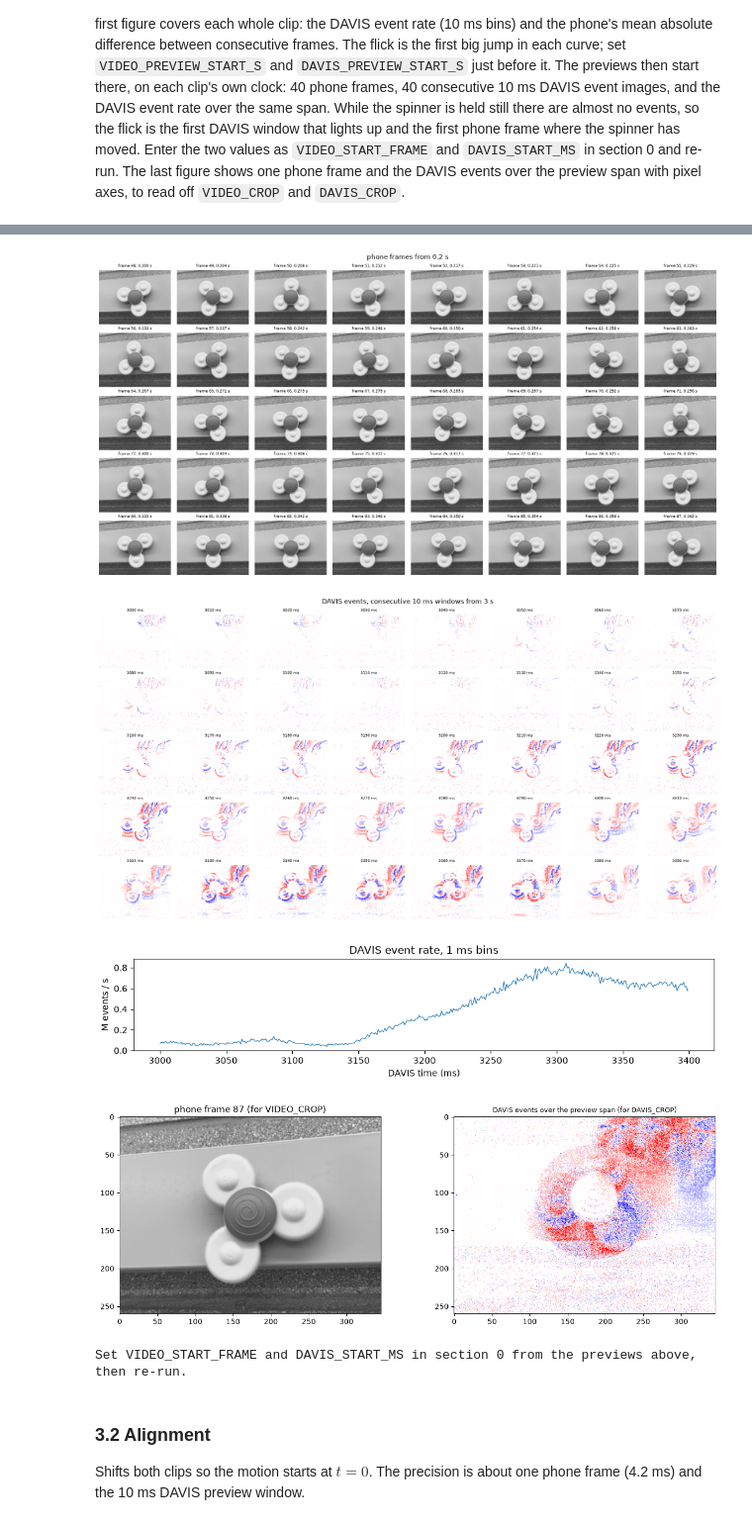
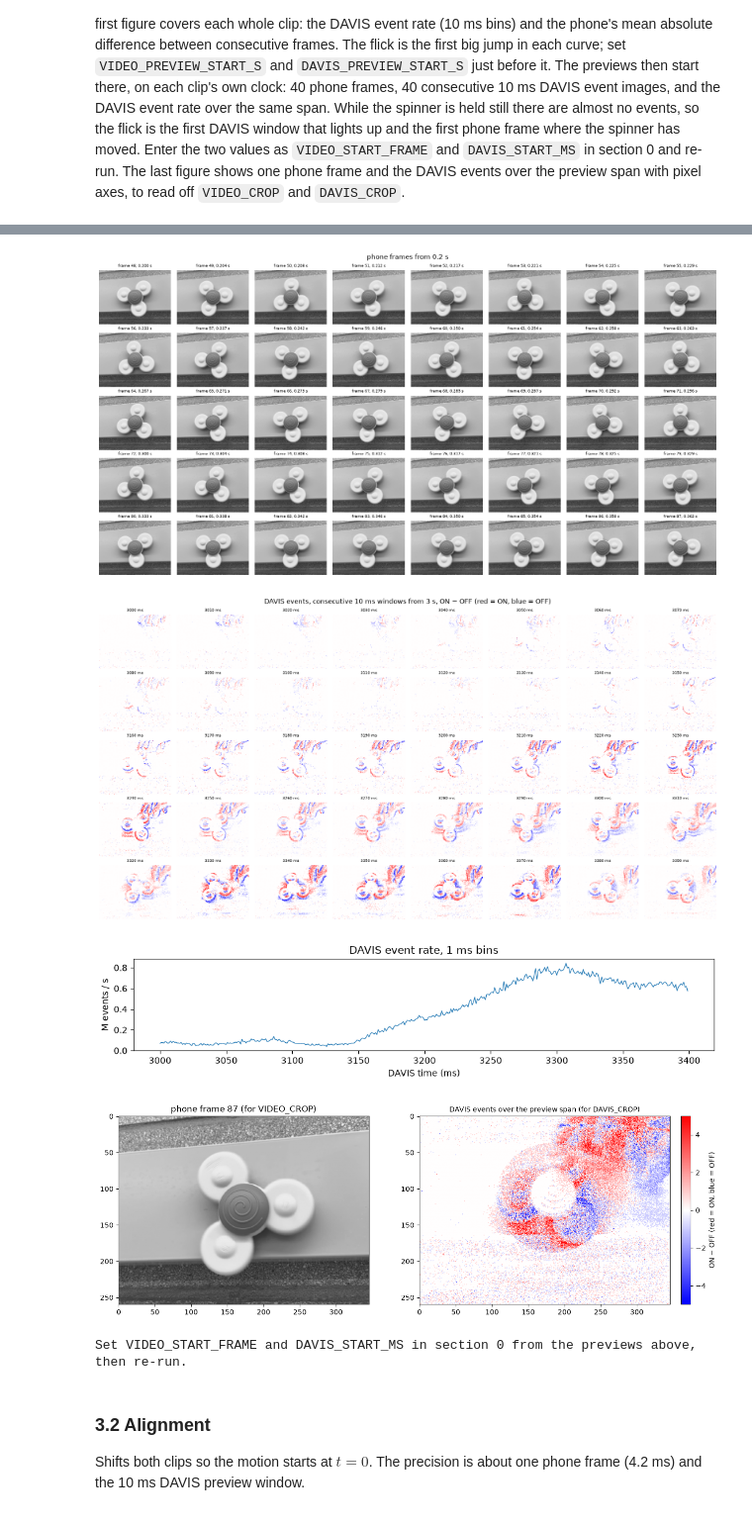
Before and after one commit to allusson/event-perception, a Jupyter notebook: notebooks/06_event_generation.ipynb, the cells around one changed output, grey strips where cells are left out. Shown at 99% size. Cells and saved outputs as stored; diff of their text form; code cells hidden in the pictures.

```diff
--- a/notebooks/06_event_generation.ipynb
+++ b/notebooks/06_event_generation.ipynb
@@ -25,19 +25,12 @@ import matplotlib.pyplot as plt
 from evcam.sources import load_davis, load_video
 from evcam.simulate import simulate_events
 from evcam.representations import event_image
+from evcam.viz import show_events
 
 
 def disp(img):
     # display only: linear intensity -> gamma 1/2.2
     return np.clip(img, 0, 1) ** (1 / 2.2)
-
-
-def show_events(ax, img, title=None, fontsize=9):
-    # signed event image (ON - OFF), colour scale symmetric and clipped at the 99.5th percentile
-    v = max(1.0, np.percentile(np.abs(img), 99.5))
-    ax.imshow(img, cmap="bwr", vmin=-v, vmax=v)
-    if title:
-        ax.set_title(title, fontsize=fontsize)
 
 
 def in_window(ev, t0_us, t1_us):
@@ -110,9 +103,9 @@ else:
         ax[0, j].imshow(disp(video.frames[i]), cmap="gray", vmin=0, vmax=1)
         ax[0, j].set_title(f"frame {i}, t = {t / 1e6:.3f} s", fontsize=10)
         show_events(ax[1, j], event_image(in_window(sim.events, t - WINDOW_MS * 500, t + WINDOW_MS * 500), (W, H, 2)),
-                    f"simulated events, {WINDOW_MS} ms", fontsize=10)
+                    colorbar=False, title=f"simulated events, {WINDOW_MS} ms", fontsize=10)
     for a in ax.ravel(): a.axis("off")
-    plt.tight_layout(); plt.show()
+    fig.suptitle("bottom row: ON − OFF per pixel (red = ON, blue = OFF)"); plt.tight_layout(); plt.show()
 
     head = dataclasses.replace(video, frames=video.frames[:2 * CAPTURE_FPS], frame_t=video.frame_t[:2 * CAPTURE_FPS])
     counts = {c: simulate_events(head, c=c).n_events for c in (0.1, 0.2, 0.4)}    # first 2 s
@@ -179,38 +172,39 @@ if davis is not None:
     fig.suptitle(f"phone frames from {VIDEO_PREVIEW_START_S} s"); plt.tight_layout(); plt.show()
 
     t_p0 = int(round(DAVIS_PREVIEW_START_S * 1e6))
     starts = t_p0 + np.arange(N_PREVIEW) * DAVIS_STEP_MS * 1000
     fig, ax = plt.subplots(5, 8, figsize=(16, 8.5))
     for a, t in zip(ax.ravel(), starts):
         show_events(a, event_image(in_window(davis.events, t, t + DAVIS_STEP_MS * 1000), (Wd, Hd, 2)),
-                    f"{t / 1e3:.0f} ms", fontsize=7)
+                    colorbar=False, title=f"{t / 1e3:.0f} ms", fontsize=7)
         a.axis("off")
-    fig.suptitle(f"DAVIS events, consecutive {DAVIS_STEP_MS} ms windows from {DAVIS_PREVIEW_START_S} s")
+    fig.suptitle(f"DAVIS events, consecutive {DAVIS_STEP_MS} ms windows from {DAVIS_PREVIEW_START_S} s, "
+                 "ON − OFF (red = ON, blue = OFF)")
     plt.tight_layout(); plt.show()
 
     span = in_window(davis.events, starts[0], starts[-1] + DAVIS_STEP_MS * 1000)
     edges = np.arange(starts[0], starts[-1] + DAVIS_STEP_MS * 1000 + 1, 1000)
     fig, ax = plt.subplots(figsize=(10, 2.4))
     ax.plot(edges[:-1] / 1e3, np.histogram(span["t"], edges)[0] / 1e3, lw=0.8)    # events per ms -> M events / s
     ax.set_xlabel("DAVIS time (ms)"); ax.set_ylabel("M events / s"); ax.set_title("DAVIS event rate, 1 ms bins")
     plt.tight_layout(); plt.show()
 
     fig, ax = plt.subplots(1, 2, figsize=(13, 4.5))
     ax[0].imshow(disp(video.frames[ks[-1]]), cmap="gray", vmin=0, vmax=1)
     ax[0].set_title(f"phone frame {ks[-1]} (for VIDEO_CROP)")
-    show_events(ax[1], event_image(span, (Wd, Hd, 2)), f"DAVIS events over the preview span (for DAVIS_CROP)")
+    show_events(ax[1], event_image(span, (Wd, Hd, 2)), title="DAVIS events over the preview span (for DAVIS_CROP)")
     plt.tight_layout(); plt.show()
 
 ready = davis is not None and VIDEO_START_FRAME is not None and DAVIS_START_MS is not None
 if davis is not None and not ready:
     print("Set VIDEO_START_FRAME and DAVIS_START_MS in section 0 from the previews above, then re-run.")
 # %% [output]
 source davis, 346x260, 437 frames over 16.717 s, 26.0817 fps, 2,352,609 events over 16.810 s
 [figure]
 [figure]
-[figure, old version]
+[figure, new version]
 [figure]
-[figure, old version]
+[figure, new version]
 Set VIDEO_START_FRAME and DAVIS_START_MS in section 0 from the previews above, then re-run.
 # %% [markdown]
 ### 3.2 Alignment
```
Also changed, not shown: parts of 3 cells of this notebook, 4 other files.
